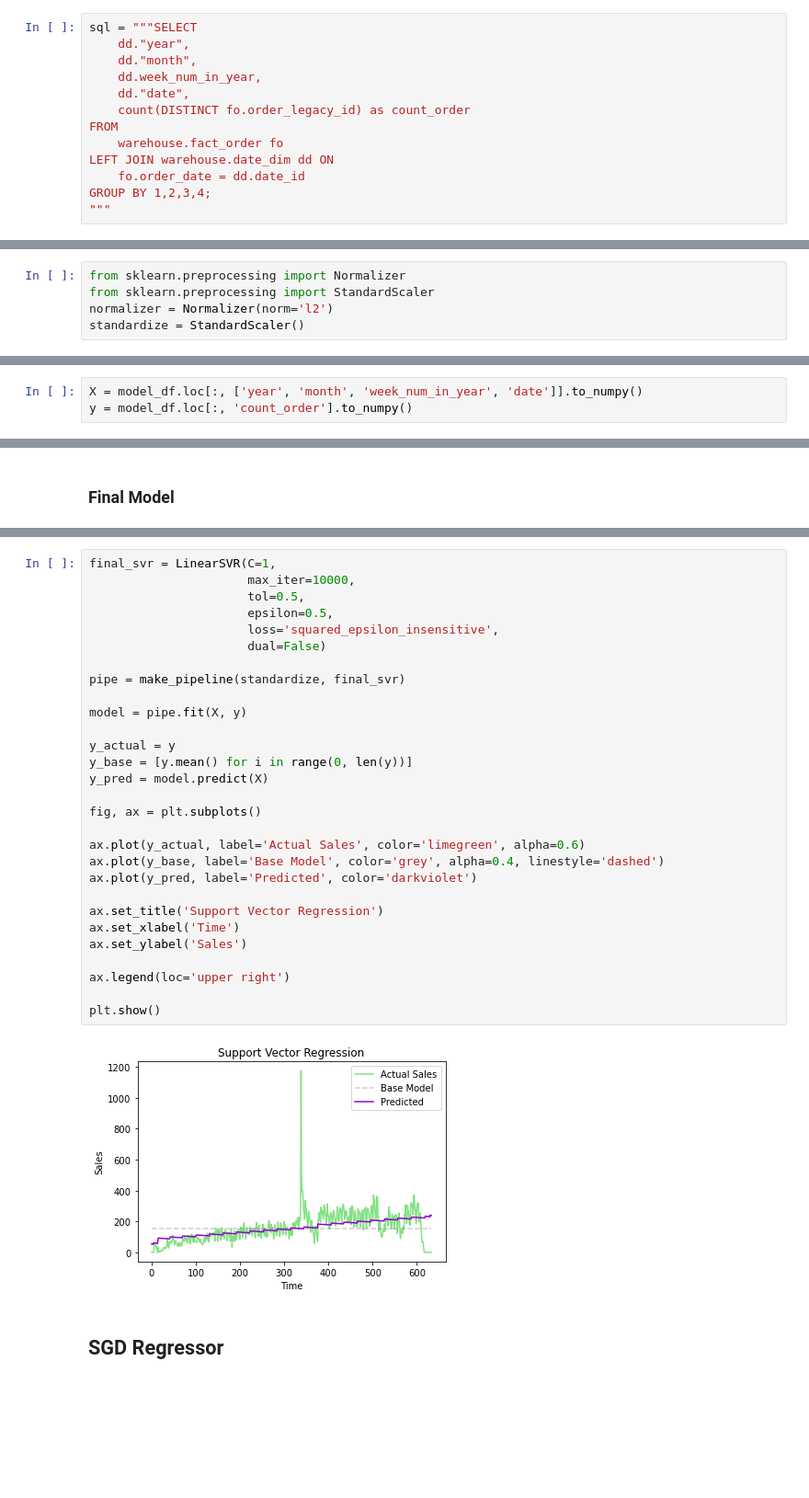
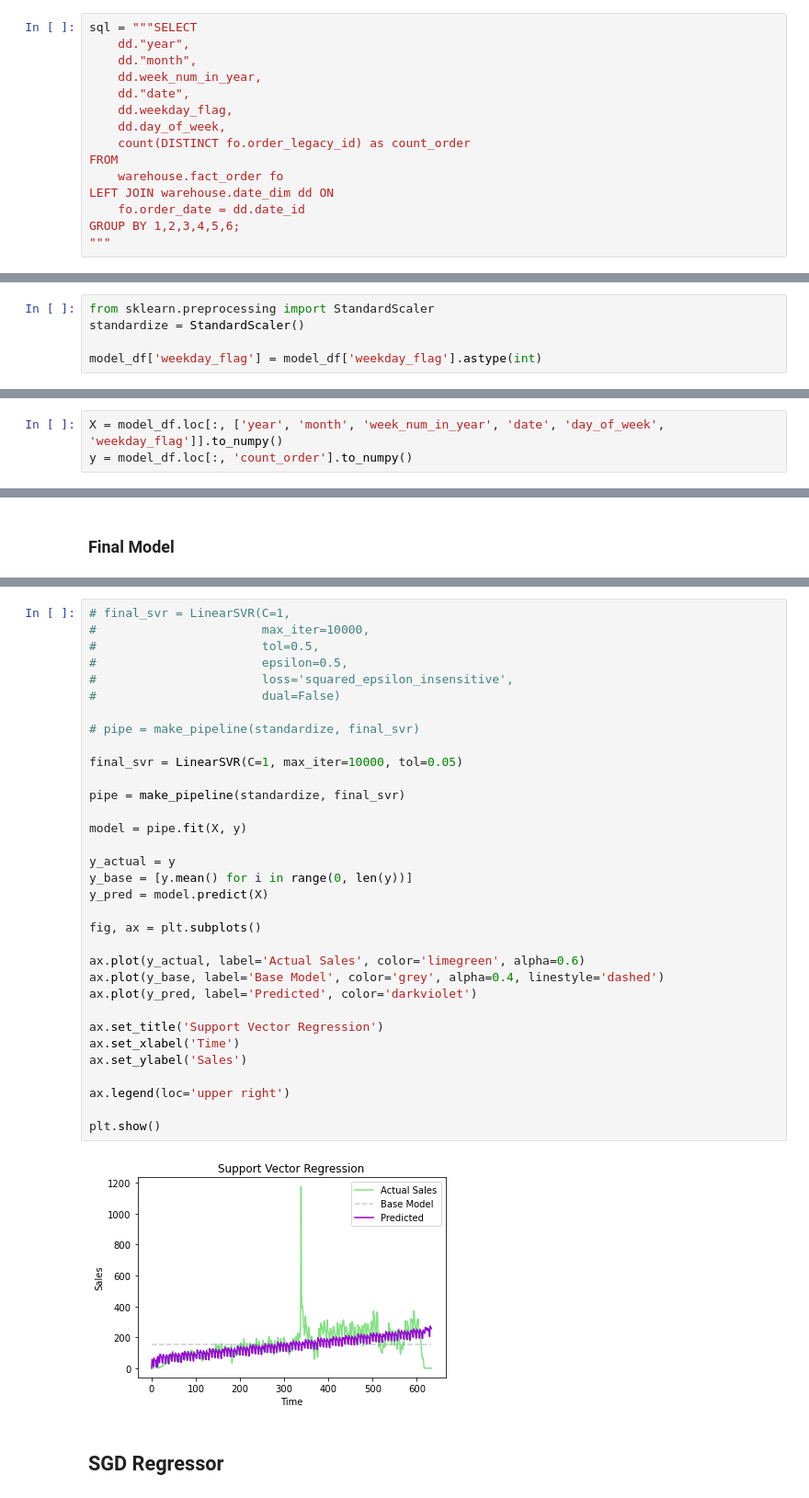
Before and after one commit to dion-ricky/future-data-1, a Jupyter notebook: notebook/2021-08-23_Supervised Explore and Training.ipynb, the cells around one changed output, grey strips where cells are left out. Shown at 92% size. Saved outputs shown, nothing was run; the diff lists cells and outputs as text; blank space fills up the shorter version.

Commit message:
2021.08.23 Added day of week and weekday flag to supervised

```diff
--- a/notebook/2021-08-23_Supervised Explore and Training.ipynb
+++ b/notebook/2021-08-23_Supervised Explore and Training.ipynb
@@ -33,12 +33,14 @@ sql = """SELECT
 	dd."month",
 	dd.week_num_in_year,
 	dd."date",
+    dd.weekday_flag,
+    dd.day_of_week,
 	count(DISTINCT fo.order_legacy_id) as count_order
 FROM
 	warehouse.fact_order fo
 LEFT JOIN warehouse.date_dim dd ON
 	fo.order_date = dd.date_id
-GROUP BY 1,2,3,4;
+GROUP BY 1,2,3,4,5,6;
 """
 # %%
 df = pd.read_sql(sql=sql, con=postgres_conn)
@@ -175,10 +181,10 @@ model_df = df.copy()
 # %% [markdown]
 ## Data Preprocessing
 # %%
-from sklearn.preprocessing import Normalizer
 from sklearn.preprocessing import StandardScaler
-normalizer = Normalizer(norm='l2')
 standardize = StandardScaler()
+
+model_df['weekday_flag'] = model_df['weekday_flag'].astype(int)
 # %% [markdown]
 ## Utility Functions
 # %%
@@ -477,7 +479,7 @@ plt.show()
 # %%
 from sklearn.svm import LinearSVR
 # %%
-X = model_df.loc[:, ['year', 'month', 'week_num_in_year', 'date']].to_numpy()
+X = model_df.loc[:, ['year', 'month', 'week_num_in_year', 'date', 'day_of_week', 'weekday_flag']].to_numpy()
 y = model_df.loc[:, 'count_order'].to_numpy()
 # %% [markdown]
 ### Hyperparameter Tuning
@@ -565,36 +548,40 @@ _tscv_eval(X, pipe)
     }
 ]
 # %%
-final_svr = LinearSVR(C=1,
-                      max_iter=10000,
-                      tol=0.5,
-                      epsilon=0.5,
-                      loss='squared_epsilon_insensitive',
-                      dual=False)
+# final_svr = LinearSVR(C=1,
+#                       max_iter=10000,
+#                       tol=0.5,
+#                       epsilon=0.5,
+#                       loss='squared_epsilon_insensitive',
+#                       dual=False)
+
+# pipe = make_pipeline(standardize, final_svr)
+
+final_svr = LinearSVR(C=1, max_iter=10000, tol=0.05)
 
 pipe = make_pipeline(standardize, final_svr)
 
 model = pipe.fit(X, y)
 
 y_actual = y
 y_base = [y.mean() for i in range(0, len(y))]
 y_pred = model.predict(X)
 
 fig, ax = plt.subplots()
 
 ax.plot(y_actual, label='Actual Sales', color='limegreen', alpha=0.6)
 ax.plot(y_base, label='Base Model', color='grey', alpha=0.4, linestyle='dashed')
 ax.plot(y_pred, label='Predicted', color='darkviolet')
 
 ax.set_title('Support Vector Regression')
 ax.set_xlabel('Time')
 ax.set_ylabel('Sales')
 
 ax.legend(loc='upper right')
 
 plt.show()
 # %% [output]
-[figure, old version]
+[figure, new version]
 # %% [markdown]
 ## SGD Regressor
 # %%
```
Also changed, not shown: parts of 25 cells of this notebook.
